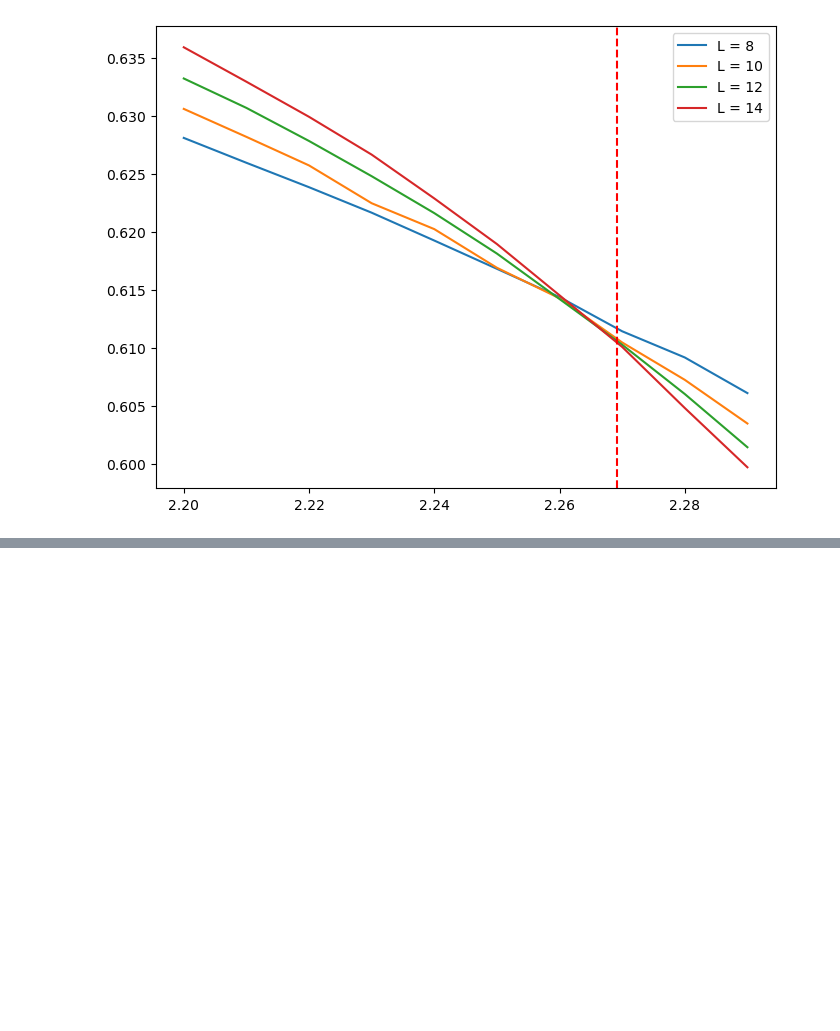
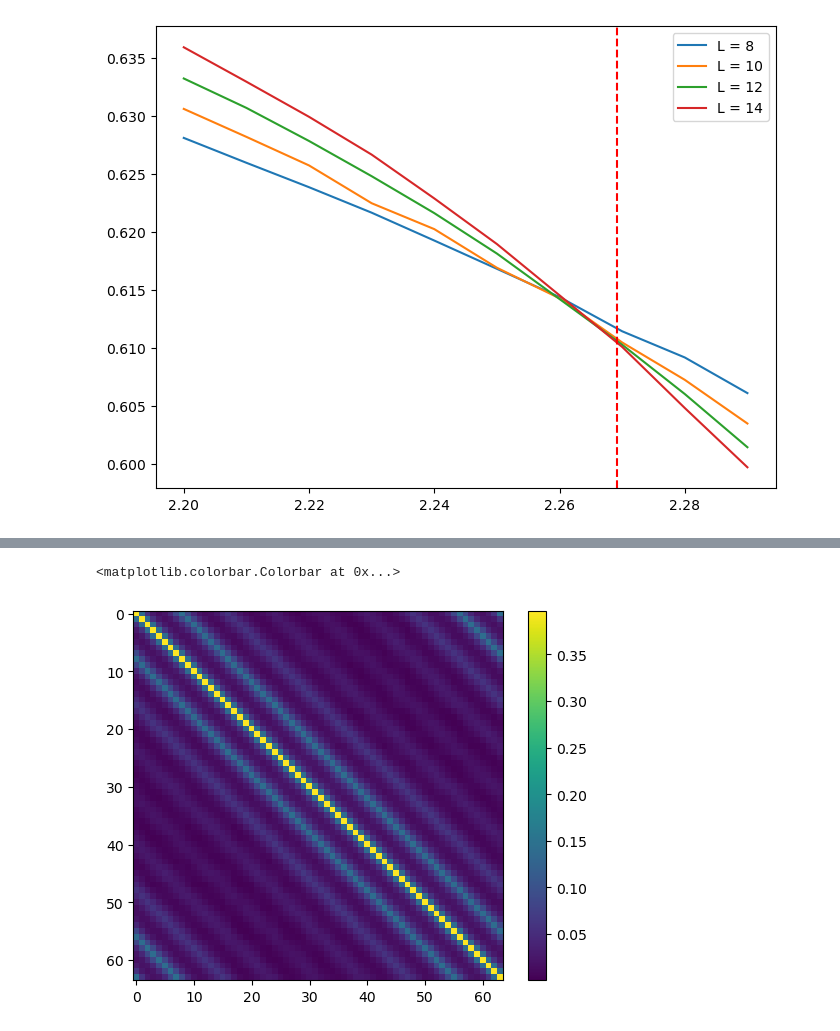
Before and after one commit to bsfn-0323/ising_wolff, a Jupyter notebook: basic_analysis.ipynb, the cells around one changed output, grey strips where cells are left out. Saved outputs shown, nothing was run; the diff lists cells and outputs as text; code cells hidden in the pictures; blank space fills up the shorter version.

```diff
--- a/basic_analysis.ipynb
+++ b/basic_analysis.ipynb
@@ -127,0 +125,11 @@ plt.axvline(Tc,color = "red",linestyle = "--")
+# %%
+magns = np.fromfile("dataIsing2D_L8/magn_T2.270.bin",dtype = np.int32)/64
+corrmat = np.fromfile("dataIsing2D_L8/corrmat_T2.270.bin",dtype = np.int32)/(200000)
+# %%
+table =  magns >0
+# %%
+plt.imshow(corrmat.reshape(64,64)-np.mean(magns[table])**2)
+plt.colorbar()
+# %% [output]
+<matplotlib.colorbar.Colorbar at 0x...>
+[figure, added]
```
Also changed, not shown: parts of 1 cell of this notebook, 3 other files.
